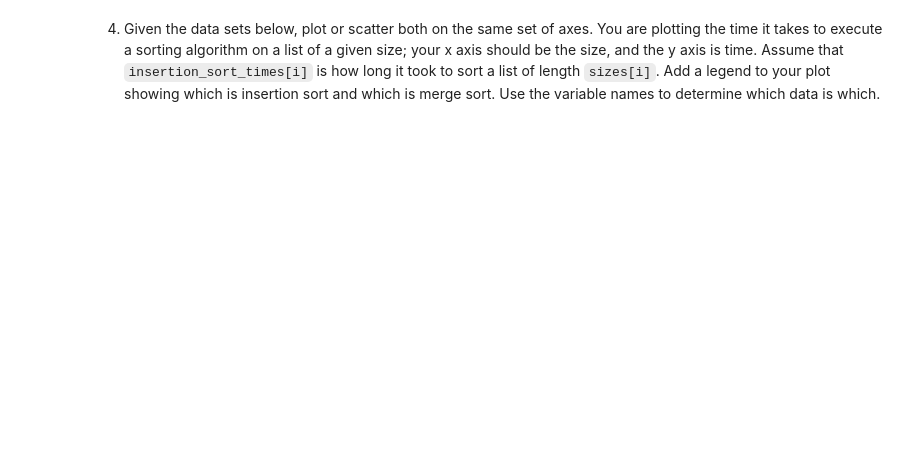
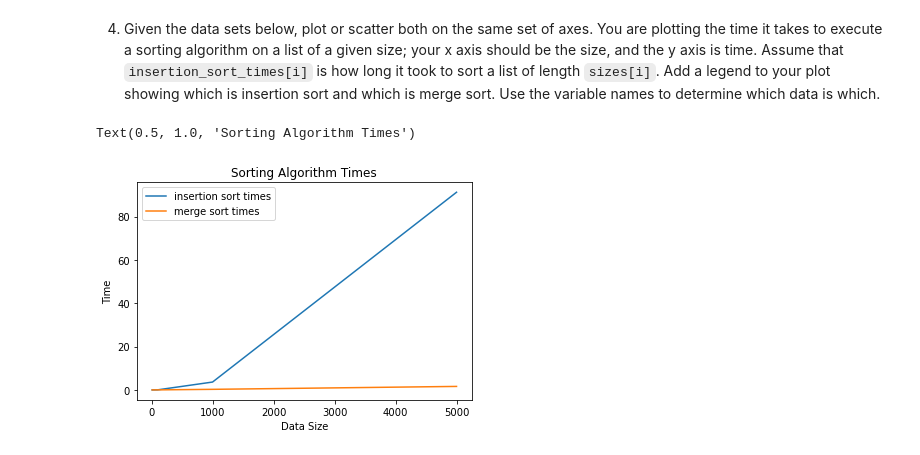
Before and after one commit to zakdavlin/Mod3, a Jupyter notebook: pyplot.ipynb, the cells around one changed output. Saved outputs shown, nothing was run; the diff lists cells and outputs as text; code cells hidden in the pictures; blank space fills up the shorter version.

Commit message:
Update pyplot.ipynb
Finished problem 4 Should be complete

```diff
--- a/pyplot.ipynb
+++ b/pyplot.ipynb
@@ -76,4 +91,18 @@ plt.show
 # %%
 sizes = [10, 20, 50, 100, 1000, 5000]
 insertion_sort_times = [0.0010252999999999998, 0.0027026999999999954, 0.010147200000000002, 0.0381137, 3.6303399, 91.2180796]
 merge_sort_times = [0.00161889999999687, 0.003635600000009731, 0.0090655000000055, 0.020108000000007564, 0.2687474000000094, 1.6147050999999948]
+
+import matplotlib as mpl
+import matplotlib.pyplot as plt
+import numpy as np
+
+plt.plot(sizes,insertion_sort_times,label='insertion sort times')
+plt.plot(sizes,merge_sort_times,label='merge sort times')
+plt.xlabel("Data Size")
+plt.ylabel("Time")
+plt.legend()
+plt.title("Sorting Algorithm Times")
+# %% [output]
+Text(0.5, 1.0, 'Sorting Algorithm Times')
+[figure, added]
```
Also changed, not shown: parts of 3 cells of this notebook.
